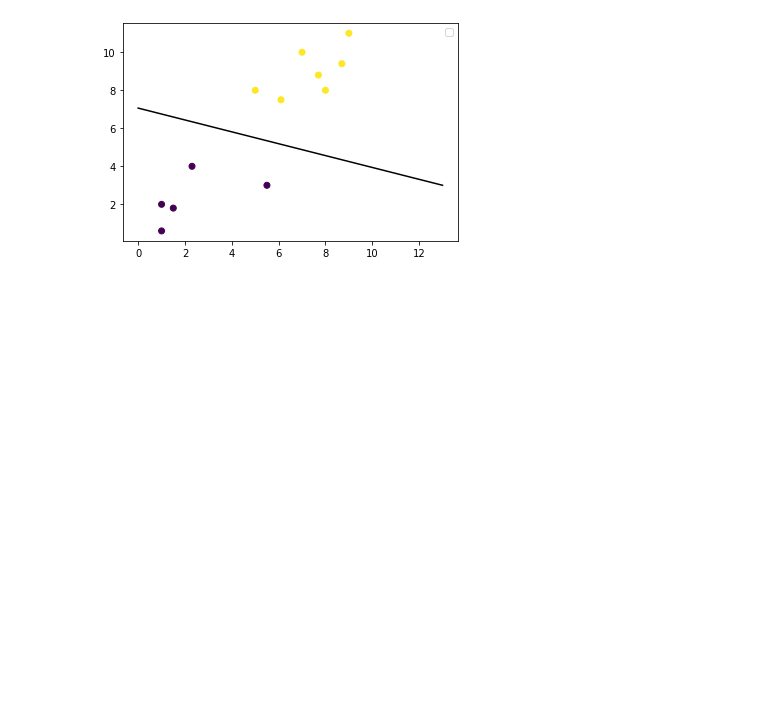
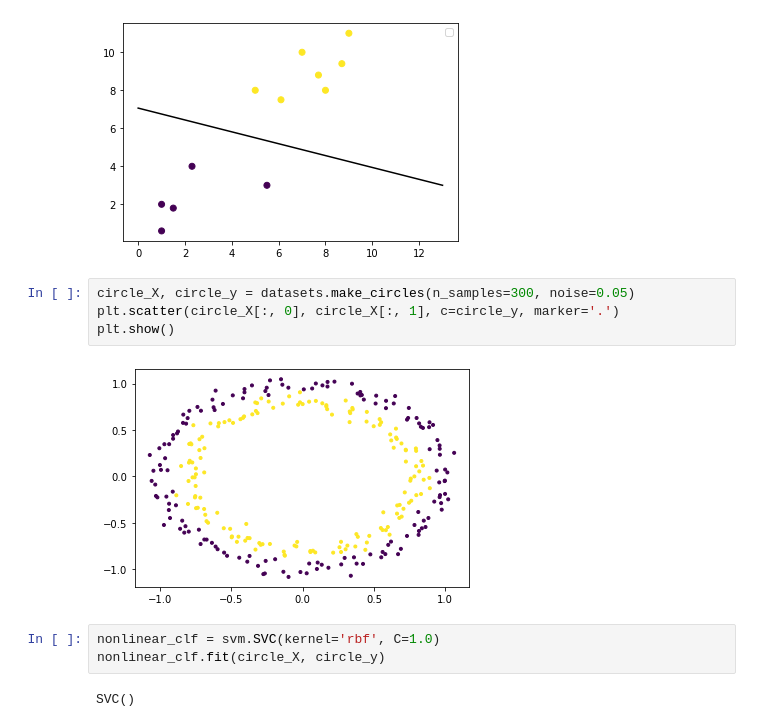
Before and after one commit to adobiss/machine-learning, a Jupyter notebook: SVM.ipynb, the cells around one changed output. Cells and saved outputs as stored; diff of their text form; blank space fills up the shorter version.

```diff
--- a/SVM.ipynb
+++ b/SVM.ipynb
@@ -47,3 +39,14 @@ plt.show()
 # %% [output]
 No handles with labels found to put in legend.
 [figure]
+# %%
+circle_X, circle_y = datasets.make_circles(n_samples=300, noise=0.05)
+plt.scatter(circle_X[:, 0], circle_X[:, 1], c=circle_y, marker='.')
+plt.show()
+# %% [output]
+[figure, added]
+# %%
+nonlinear_clf = svm.SVC(kernel='rbf', C=1.0)
+nonlinear_clf.fit(circle_X, circle_y)
+# %% [output]
+SVC()
```
Also changed, not shown: parts of 5 cells of this notebook.
